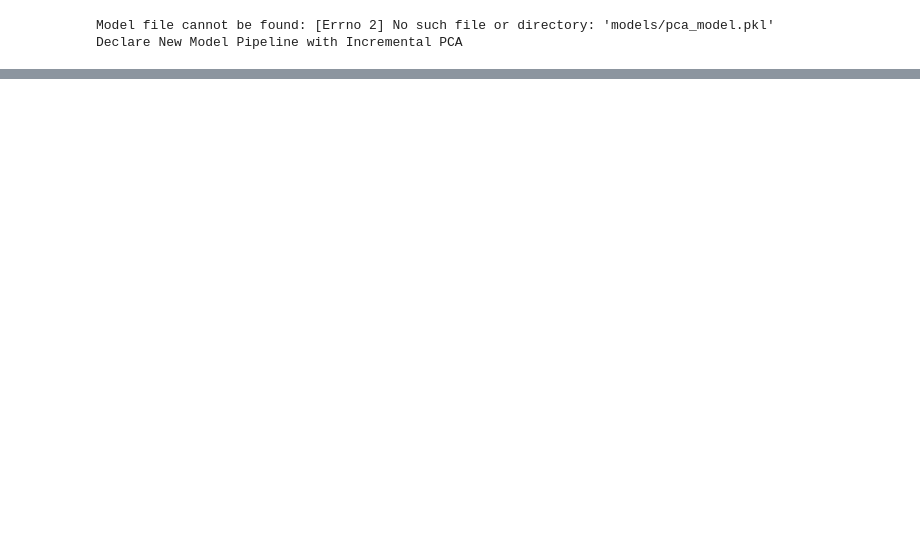
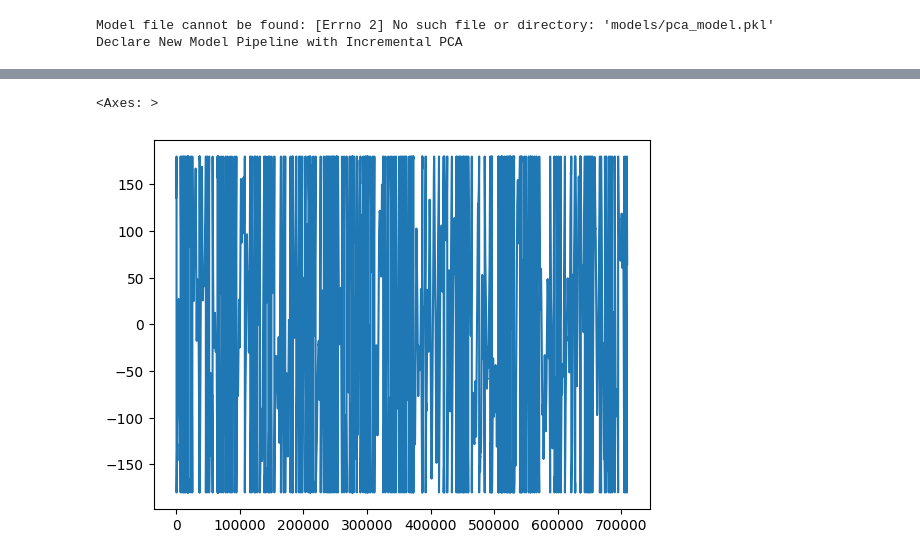
Before and after one commit to Rakdol/PMU-detection, a Jupyter notebook: notebooks/pca-test.ipynb, the cells around one changed output, grey strips where cells are left out. Cells and saved outputs as stored; diff of their text form; code cells hidden in the pictures; blank space fills up the shorter version.

```diff
--- a/notebooks/pca-test.ipynb
+++ b/notebooks/pca-test.ipynb
@@ -229,0 +356,5 @@ Detected outliers in abnormal data batch: [ 0  1  2  3  4  5  6  7  8  9 10 11 1
+# %%
+pmu_data["Current_I1_Angle"].plot()
+# %% [output]
+<Axes: >
+[figure, added]
```
Also changed, not shown: parts of 17 cells of this notebook.
